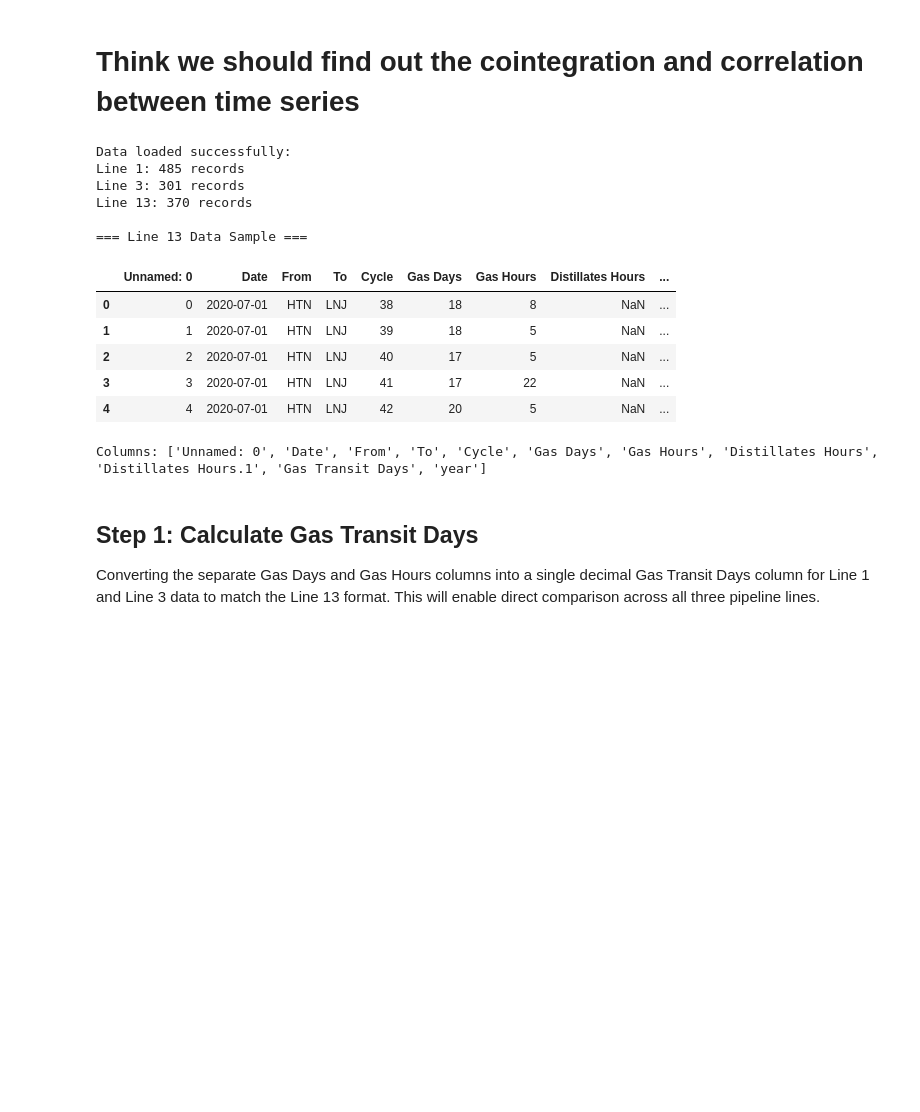
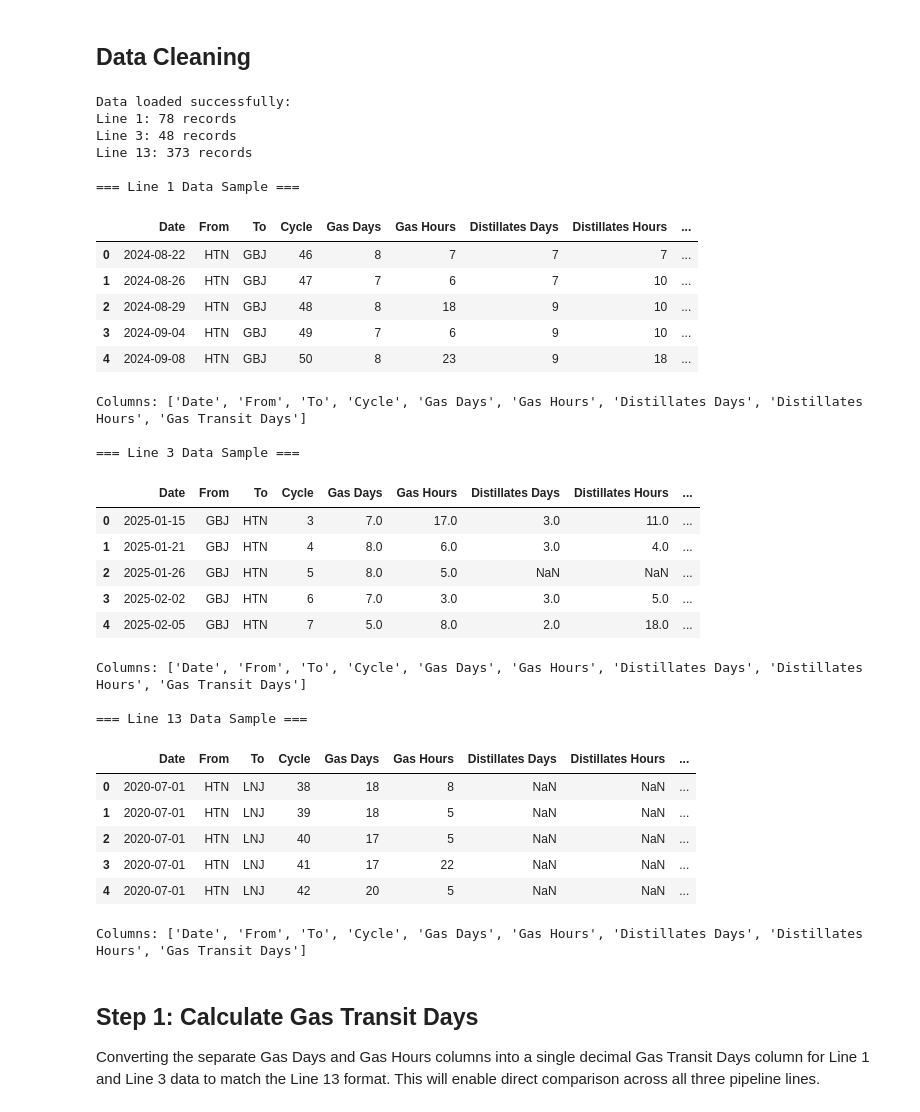
Before and after one commit to sirsir23333/colonial_forecast, a Jupyter notebook: correlation.ipynb, the cells around one changed output. Drawn from its saved outputs; the diff is of its cells as text; code cells hidden in the pictures; blank space fills up the shorter version.

Commit message:
change a bunch thins i think

```diff
--- a/correlation.ipynb
+++ b/correlation.ipynb
@@ -1,5 +1,5 @@
-# %% [markdown]
-# Think we should find out the cointegration and correlation between time series
+# %% [markdown]
+## Data Cleaning
 # %%
 import pandas as pd
 import numpy as np
@@ -7,48 +7,66 @@ import matplotlib.pyplot as plt
 import seaborn as sns
 from scipy.stats import pearsonr, spearmanr
 from statsmodels.tsa.stattools import coint
 import warnings
 warnings.filterwarnings('ignore')
 
 # Load transit time data from all three sheets
 xl_file = 'data/colonial_transit_time.xlsx'
 
 # Read data from each sheet
 line1_data = pd.read_excel(xl_file, sheet_name='line1')
 line3_data = pd.read_excel(xl_file, sheet_name='line3')
 line13_data = pd.read_excel(xl_file, sheet_name='line13')
 
 print("Data loaded successfully:")
 print(f"Line 1: {len(line1_data)} records")
 print(f"Line 3: {len(line3_data)} records")
 print(f"Line 13: {len(line13_data)} records")
 
-# # Display first few rows of each dataset
-# print("\n=== Line 1 Data Sample ===")
-# display(line1_data.head())
-# print(f"Columns: {line1_data.columns.tolist()}")
+# Display first few rows of each dataset
+print("\n=== Line 1 Data Sample ===")
+display(line1_data.head())
+print(f"Columns: {line1_data.columns.tolist()}")
 
 print("\n=== Line 3 Data Sample ===")
 display(line3_data.head())
 print(f"Columns: {line3_data.columns.tolist()}")
 
 print("\n=== Line 13 Data Sample ===")
 display(line13_data.head())
 print(f"Columns: {line13_data.columns.tolist()}")
 # %% [output]
 Data loaded successfully:
-Line 1: 485 records
-Line 3: 301 records
-Line 13: 370 records
+Line 1: 78 records
+Line 3: 48 records
+Line 13: 373 records
 
-=== Line 13 Data Sample ===
+=== Line 1 Data Sample ===
-|  | Unnamed: 0 | Date | From | To | Cycle | Gas Days | Gas Hours | Distillates Hours | ... |
-| 0 | 0 | 2020-07-01 | HTN | LNJ | 38 | 18 | 8 | NaN | ... |
-| 1 | 1 | 2020-07-01 | HTN | LNJ | 39 | 18 | 5 | NaN | ... |
-| 2 | 2 | 2020-07-01 | HTN | LNJ | 40 | 17 | 5 | NaN | ... |
-| 3 | 3 | 2020-07-01 | HTN | LNJ | 41 | 17 | 22 | NaN | ... |
-| 4 | 4 | 2020-07-01 | HTN | LNJ | 42 | 20 | 5 | NaN | ... |
+|  | Date | From | To | Cycle | Gas Days | Gas Hours | Distillates Days | Distillates Hours | ... |
+| 0 | 2024-08-22 | HTN | GBJ | 46 | 8 | 7 | 7 | 7 | ... |
+| 1 | 2024-08-26 | HTN | GBJ | 47 | 7 | 6 | 7 | 10 | ... |
+| 2 | 2024-08-29 | HTN | GBJ | 48 | 8 | 18 | 9 | 10 | ... |
+| 3 | 2024-09-04 | HTN | GBJ | 49 | 7 | 6 | 9 | 10 | ... |
+| 4 | 2024-09-08 | HTN | GBJ | 50 | 8 | 23 | 9 | 18 | ... |
-Columns: ['Unnamed: 0', 'Date', 'From', 'To', 'Cycle', 'Gas Days', 'Gas Hours', 'Distillates Hours', 'Distillates Hours.1', 'Gas Transit Days', 'year']
+Columns: ['Date', 'From', 'To', 'Cycle', 'Gas Days', 'Gas Hours', 'Distillates Days', 'Distillates Hours', 'Gas Transit Days']
+
+=== Line 3 Data Sample ===
+|  | Date | From | To | Cycle | Gas Days | Gas Hours | Distillates Days | Distillates Hours | ... |
+| 0 | 2025-01-15 | GBJ | HTN | 3 | 7.0 | 17.0 | 3.0 | 11.0 | ... |
+| 1 | 2025-01-21 | GBJ | HTN | 4 | 8.0 | 6.0 | 3.0 | 4.0 | ... |
+| 2 | 2025-01-26 | GBJ | HTN | 5 | 8.0 | 5.0 | NaN | NaN | ... |
+| 3 | 2025-02-02 | GBJ | HTN | 6 | 7.0 | 3.0 | 3.0 | 5.0 | ... |
+| 4 | 2025-02-05 | GBJ | HTN | 7 | 5.0 | 8.0 | 2.0 | 18.0 | ... |
+Columns: ['Date', 'From', 'To', 'Cycle', 'Gas Days', 'Gas Hours', 'Distillates Days', 'Distillates Hours', 'Gas Transit Days']
+
+=== Line 13 Data Sample ===
+|  | Date | From | To | Cycle | Gas Days | Gas Hours | Distillates Days | Distillates Hours | ... |
+| 0 | 2020-07-01 | HTN | LNJ | 38 | 18 | 8 | NaN | NaN | ... |
+| 1 | 2020-07-01 | HTN | LNJ | 39 | 18 | 5 | NaN | NaN | ... |
+| 2 | 2020-07-01 | HTN | LNJ | 40 | 17 | 5 | NaN | NaN | ... |
+| 3 | 2020-07-01 | HTN | LNJ | 41 | 17 | 22 | NaN | NaN | ... |
+| 4 | 2020-07-01 | HTN | LNJ | 42 | 20 | 5 | NaN | NaN | ... |
+Columns: ['Date', 'From', 'To', 'Cycle', 'Gas Days', 'Gas Hours', 'Distillates Days', 'Distillates Hours', 'Gas Transit Days']
 # %% [markdown]
 ## Step 1: Calculate Gas Transit Days
 
```
Also changed, not shown: parts of 13 cells of this notebook, 3 other files.
